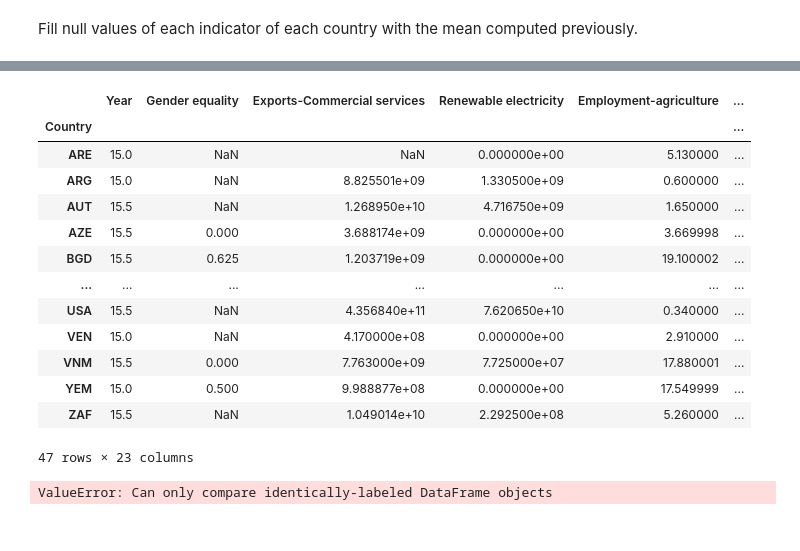
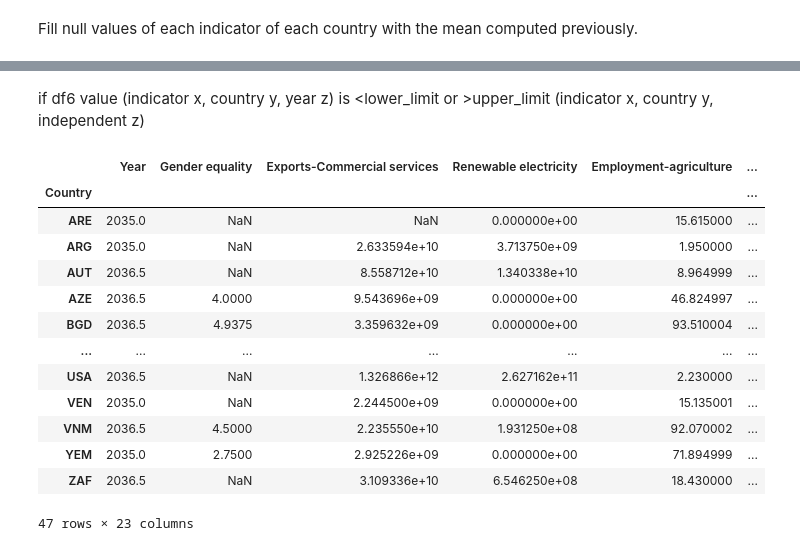
Before and after one commit to devonfw-forge/python-data-driven-decisions, a Jupyter notebook: CopyMaria Data-integration.ipynb, the cells around one changed output, grey strips where cells are left out. Saved outputs shown, nothing was run; the diff lists cells and outputs as text; code cells hidden in the pictures.

```diff
--- a/CopyMaria Data-integration.ipynb
+++ b/CopyMaria Data-integration.ipynb
@@ -192,0 +454,2 @@ df5
+# %%
+dfp=df5.set_index(["Country", "Year"]).pivot(columns=, values="Value").reset_index()
@@ -213,4 +478,4 @@ mean_value
 # %% [markdown]
 Fill null values of each indicator of each country with the mean computed previously.
 # %%
-df5.fillna(value=mean_value)
+df6=df5.fillna(value=mean_value)
@@ -240,0 +498,2 @@ TypeError: data type 'Year' not understood
+# %%
+grouped=df6.groupby('Country')
@@ -241,24 +507,25 @@ TypeError: data type 'Year' not understood
 # %%
-Q1=df5.groupby('Country').quantile(0.25)
-Q3=df5.groupby('Country').quantile(0.75)
+Q1=grouped.quantile(0.25)
+Q3=grouped.quantile(0.75)
 IQR=Q3-Q1
-IQR
+dflower_limit=Q1 - 1.5 * IQR
+dfupper_limit=Q3 + 1.5 * IQR
-# %% [output]
-|  | Year | Gender equality | Exports-Commercial services | Renewable electricity | Employment-agriculture | ... |
-| Country |  |  |  |  |  | ... |
-| ARE | 15.0 | NaN | NaN | 0.000000e+00 | 5.130000 | ... |
-| ARG | 15.0 | NaN | 8.825501e+09 | 1.330500e+09 | 0.600000 | ... |
-| AUT | 15.5 | NaN | 1.268950e+10 | 4.716750e+09 | 1.650000 | ... |
-| AZE | 15.5 | 0.000 | 3.688174e+09 | 0.000000e+00 | 3.669998 | ... |
-| BGD | 15.5 | 0.625 | 1.203719e+09 | 0.000000e+00 | 19.100002 | ... |
-| ... | ... | ... | ... | ... | ... | ... |
-| USA | 15.5 | NaN | 4.356840e+11 | 7.620650e+10 | 0.340000 | ... |
-| VEN | 15.0 | NaN | 4.170000e+08 | 0.000000e+00 | 2.910000 | ... |
-| VNM | 15.5 | 0.000 | 7.763000e+09 | 7.725000e+07 | 17.880001 | ... |
-| YEM | 15.0 | 0.500 | 9.988877e+08 | 0.000000e+00 | 17.549999 | ... |
-| ZAF | 15.5 | NaN | 1.049014e+10 | 2.292500e+08 | 5.260000 | ... |
-47 rows × 23 columns
-# %%
-df_out=df5.groupby('Country')[~((df5<(Q1-1.5*IQR))|(df5.groupby('Country')>(Q3+1.5*IQR))).any(axis=1)]
-# %% [output]
-ValueError: Can only compare identically-labeled DataFrame objects
+# %% [markdown]
+if df6 value (indicator x, country y, year z) is <lower_limit or >upper_limit (indicator x, country y, independent z)
+# %%
+dfupper_limit
+# %% [output]
+|  | Year | Gender equality | Exports-Commercial services | Renewable electricity | Employment-agriculture | ... |
+| Country |  |  |  |  |  | ... |
+| ARE | 2035.0 | NaN | NaN | 0.000000e+00 | 15.615000 | ... |
+| ARG | 2035.0 | NaN | 2.633594e+10 | 3.713750e+09 | 1.950000 | ... |
+| AUT | 2036.5 | NaN | 8.558712e+10 | 1.340338e+10 | 8.964999 | ... |
+| AZE | 2036.5 | 4.0000 | 9.543696e+09 | 0.000000e+00 | 46.824997 | ... |
+| BGD | 2036.5 | 4.9375 | 3.359632e+09 | 0.000000e+00 | 93.510004 | ... |
+| ... | ... | ... | ... | ... | ... | ... |
+| USA | 2036.5 | NaN | 1.326866e+12 | 2.627162e+11 | 2.230000 | ... |
+| VEN | 2035.0 | NaN | 2.244500e+09 | 0.000000e+00 | 15.135001 | ... |
+| VNM | 2036.5 | 4.5000 | 2.235550e+10 | 1.931250e+08 | 92.070002 | ... |
+| YEM | 2035.0 | 2.7500 | 2.925226e+09 | 0.000000e+00 | 71.894999 | ... |
+| ZAF | 2036.5 | NaN | 3.109336e+10 | 6.546250e+08 | 18.430000 | ... |
+47 rows × 23 columns
```
Also changed, not shown: parts of 40 cells of this notebook.
